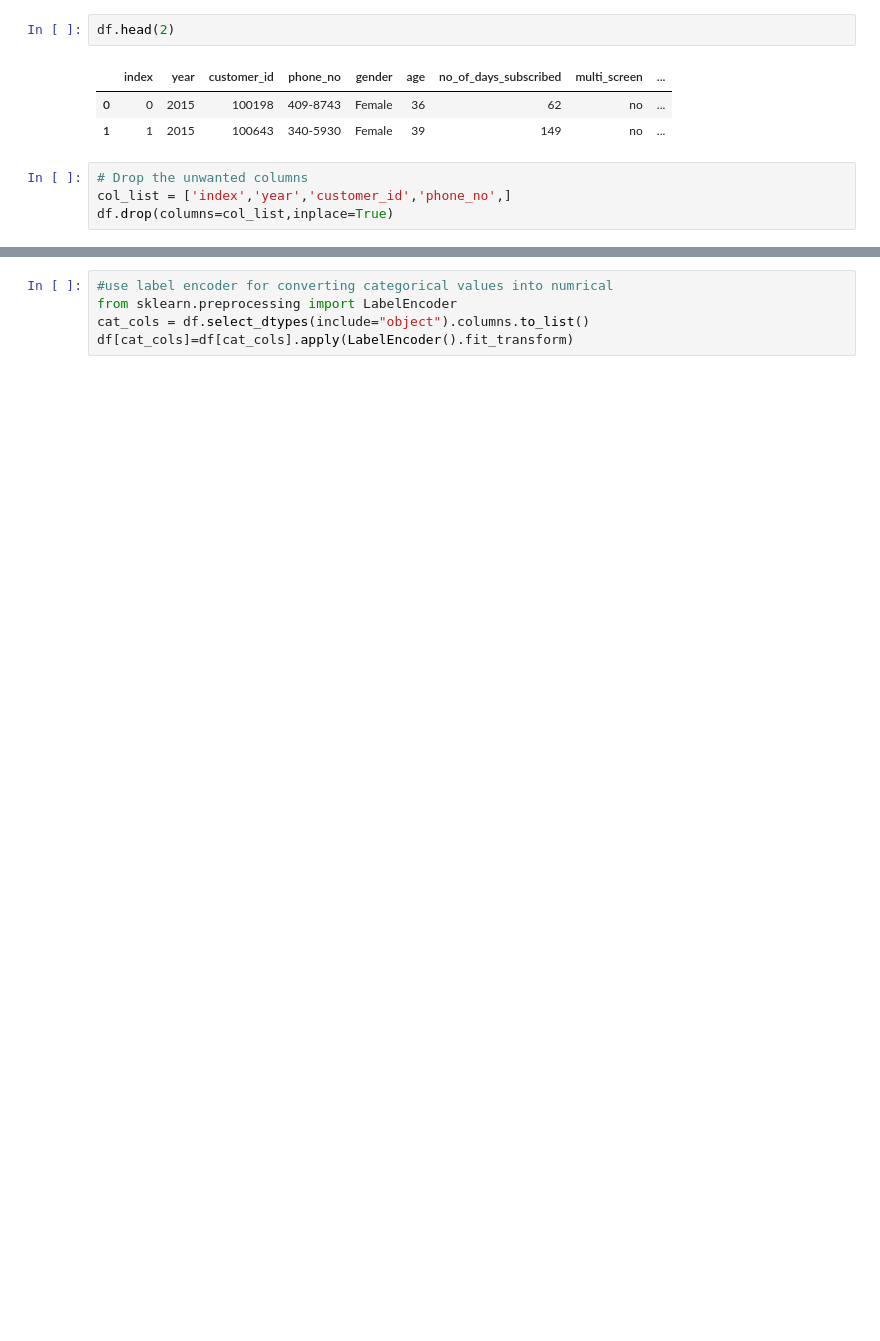
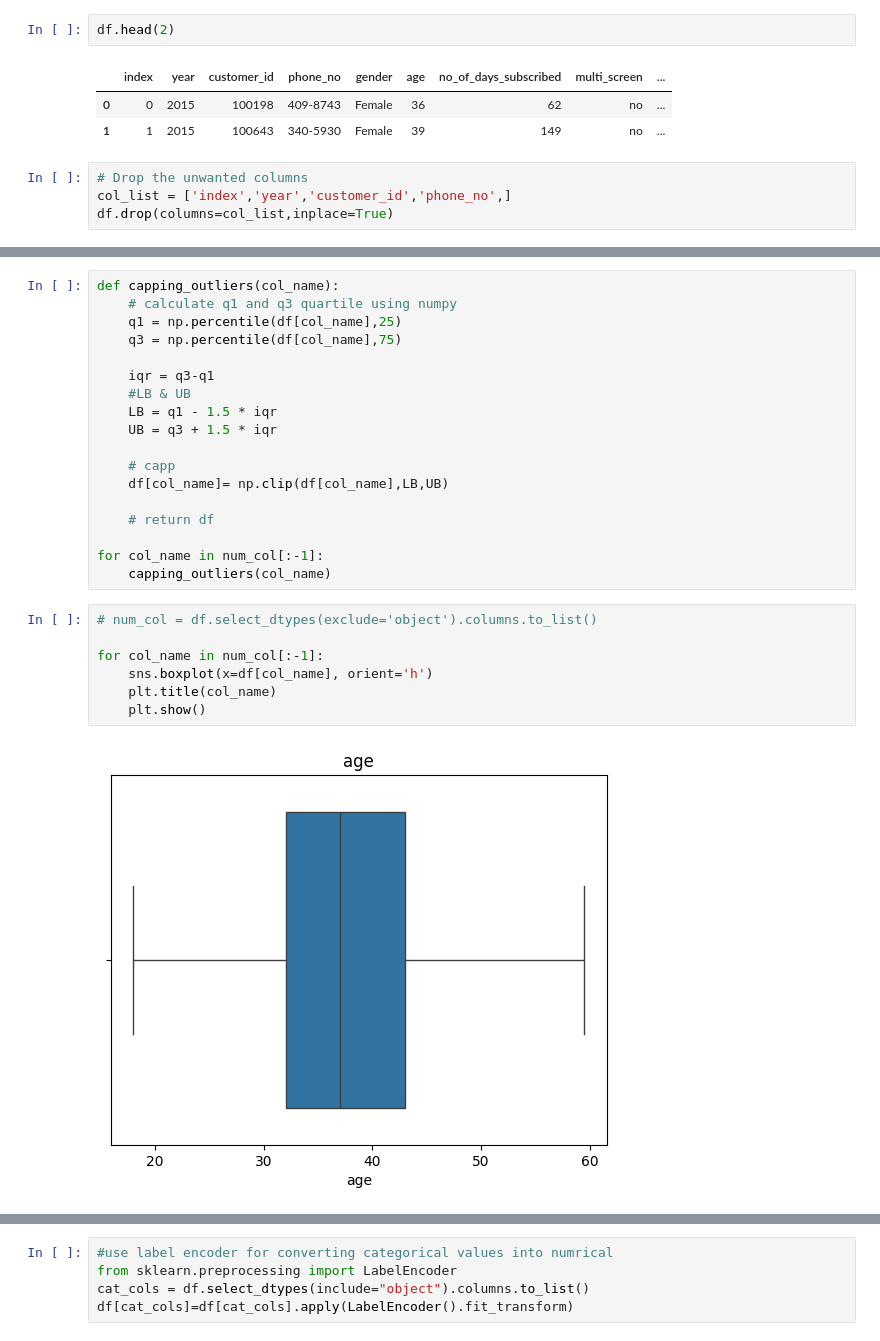
Before and after one commit to Pratikrajejadhav/Ml_End_toEnd_Projects, a Jupyter notebook: Classification Model/Model.ipynb, the cells around one changed output, grey strips where cells are left out. Cells and saved outputs as stored; diff of their text form; blank space fills up the shorter version.

```diff
--- a/Classification Model/Model.ipynb
+++ b/Classification Model/Model.ipynb
@@ -131,0 +193,27 @@ df.drop(columns=col_list,inplace=True)
+# %%
+def capping_outliers(col_name):
+    # calculate q1 and q3 quartile using numpy
+    q1 = np.percentile(df[col_name],25)
+    q3 = np.percentile(df[col_name],75)
+
+    iqr = q3-q1
+    #LB & UB
+    LB = q1 - 1.5 * iqr
+    UB = q3 + 1.5 * iqr
+
+    # capp
+    df[col_name]= np.clip(df[col_name],LB,UB)
+
+    # return df
+
+for col_name in num_col[:-1]:
+    capping_outliers(col_name)
+# %%
+# num_col = df.select_dtypes(exclude='object').columns.to_list()
+
+for col_name in num_col[:-1]:
+    sns.boxplot(x=df[col_name], orient='h')
+    plt.title(col_name)
+    plt.show()
+# %% [output]
+[figure, added]
```
Also changed, not shown: parts of 30 cells of this notebook, 2 other files.
